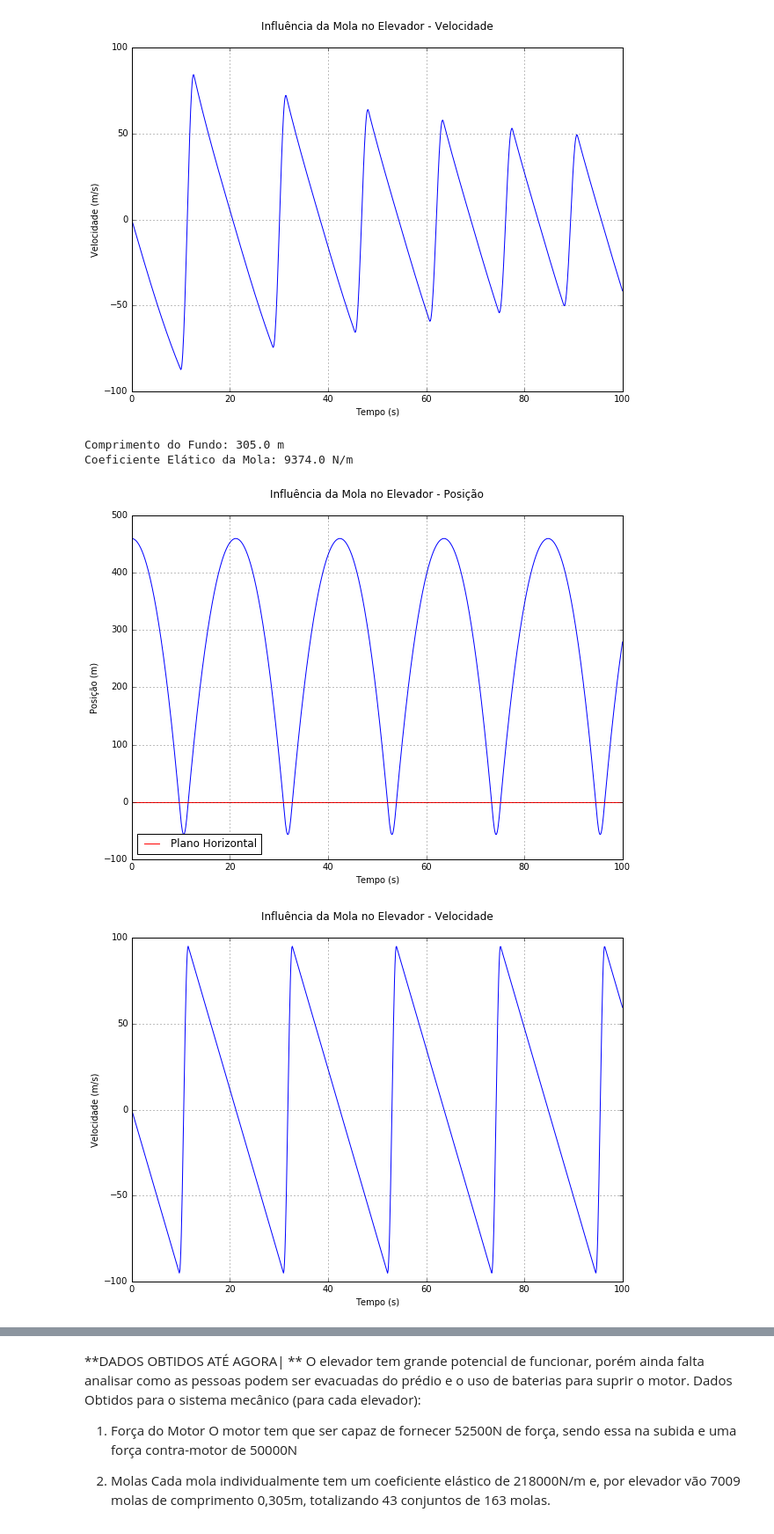
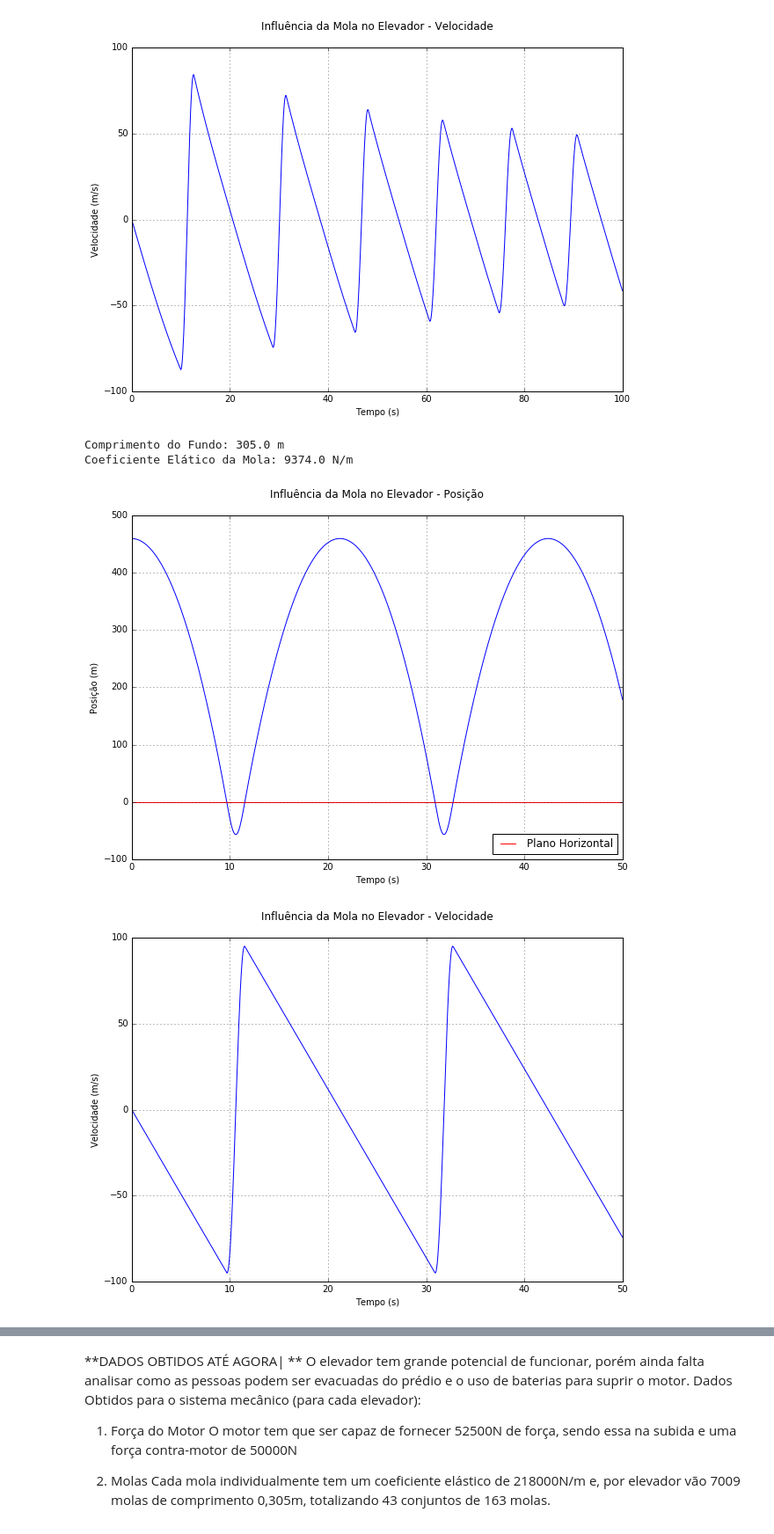
Before and after one commit to lucasfontenla/ProjetoFinal_Elevadores, a Jupyter notebook: ModsimFinal_Elevadores.ipynb, the cells around one changed output, grey strips where cells are left out. Shown at 88% size. Drawn from its saved outputs; the diff is of its cells as text; code cells hidden in the pictures.

```diff
--- a/ModsimFinal_Elevadores.ipynb
+++ b/ModsimFinal_Elevadores.ipynb
@@ -117,40 +117,40 @@ Coeficiente Elático da Mola: 9374.0 N/m
 # %%
 #VALIDAÇÃO 1 DO MODELO - Sem força de arrasto e a massa invariável
 #--------------------------------------------------------------------------------------------------------------------------------
-lista_tempo = linspace(0, 100, 1000)
+lista_tempo = linspace(0, 50, 1000)
 k = 218000
 l0 = 0.305
 conjuntos = 43
 numero_empilhadas = 1000
 Fm = 0
 
 L0Mola, KMola = Molas(k, l0, numero_empilhadas, conjuntos)
 Fundo = L0Mola
 
 E_1Mola = odeint(Derivadas, L, lista_tempo, args=(Melevador, Melevador, g, 0, 0, 0, 0, L0Mola, KMola, Fundo))
 
 print("""Comprimento do Fundo: {0} m
 Coeficiente Elático da Mola: {1} N/m""".format(Fundo, KMola))
 
 plt.figure(figsize=(10, 7))
 plt.plot(lista_tempo, E_1Mola[:,0])
-plt.plot([0, 100], [0, 0], 'r', label='Plano Horizontal')
+plt.plot([0, 50], [0, 0], 'r', label='Plano Horizontal')
 plt.title('Influência da Mola no Elevador - Posição\n')
 plt.ylabel('Posição (m)')
 plt.xlabel('Tempo (s)')
 plt.legend(loc='best')
 plt.grid()
 plt.show()
 
 plt.figure(figsize=(10, 7))
 plt.plot(lista_tempo, E_1Mola[:,1])
 plt.title('Influência da Mola no Elevador - Velocidade\n')
 plt.ylabel('Velocidade (m/s)')
 plt.xlabel('Tempo (s)')
 plt.grid()
 plt.show()
 # %% [output]
 Comprimento do Fundo: 305.0 m
 Coeficiente Elático da Mola: 9374.0 N/m
-[figure, old version]
+[figure, new version]
-[figure, old version]
+[figure, new version]
```
Also changed, not shown: parts of 7 cells of this notebook, 13 other files.
